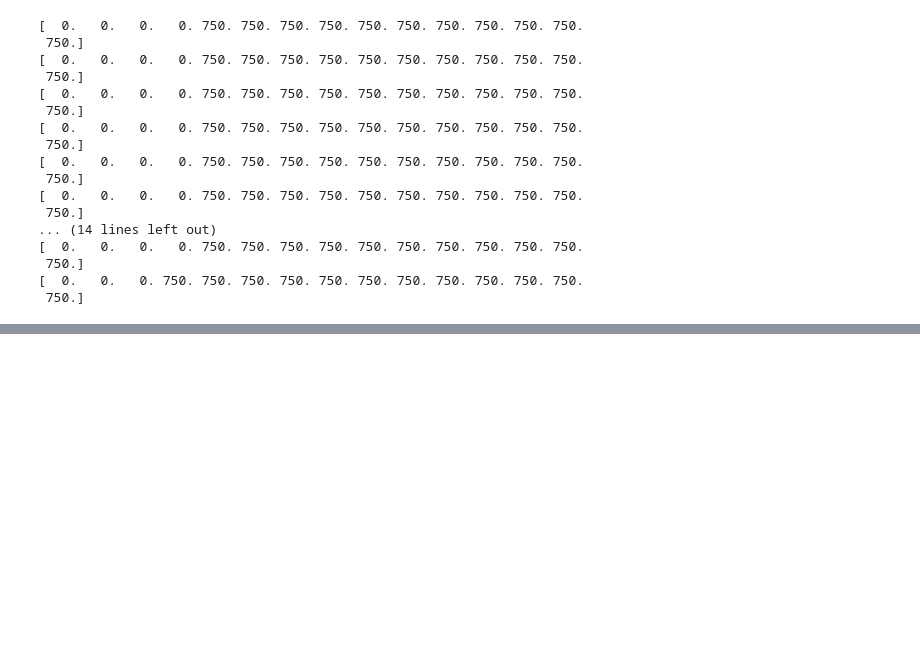
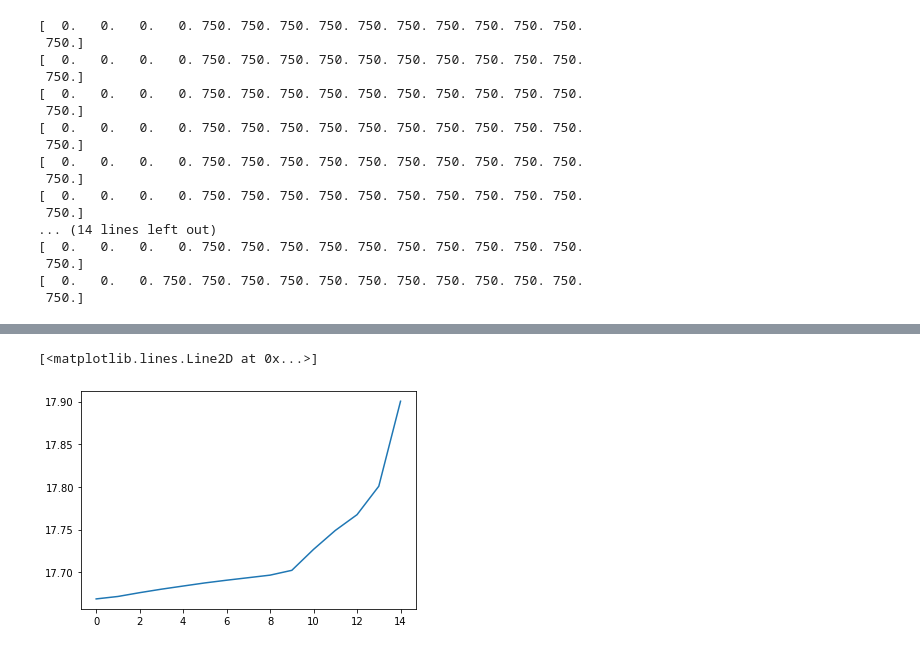
Before and after one commit to dongxulee/lifeCycle, a Jupyter notebook: 20200903/renting.ipynb, the cells around one changed output, grey strips where cells are left out. Cells and saved outputs as stored; diff of their text form; code cells hidden in the pictures; blank space fills up the shorter version.

```diff
--- a/20200903/renting.ipynb
+++ b/20200903/renting.ipynb
@@ -482,0 +542,5 @@ ws[3]
+# %%
+plt.plot(V1000[:,0,0,0,1,1,10])
+# %% [output]
+[<matplotlib.lines.Line2D at 0x...>]
+[figure, added]
```
Also changed, not shown: parts of 7 cells of this notebook, 1 other file.
